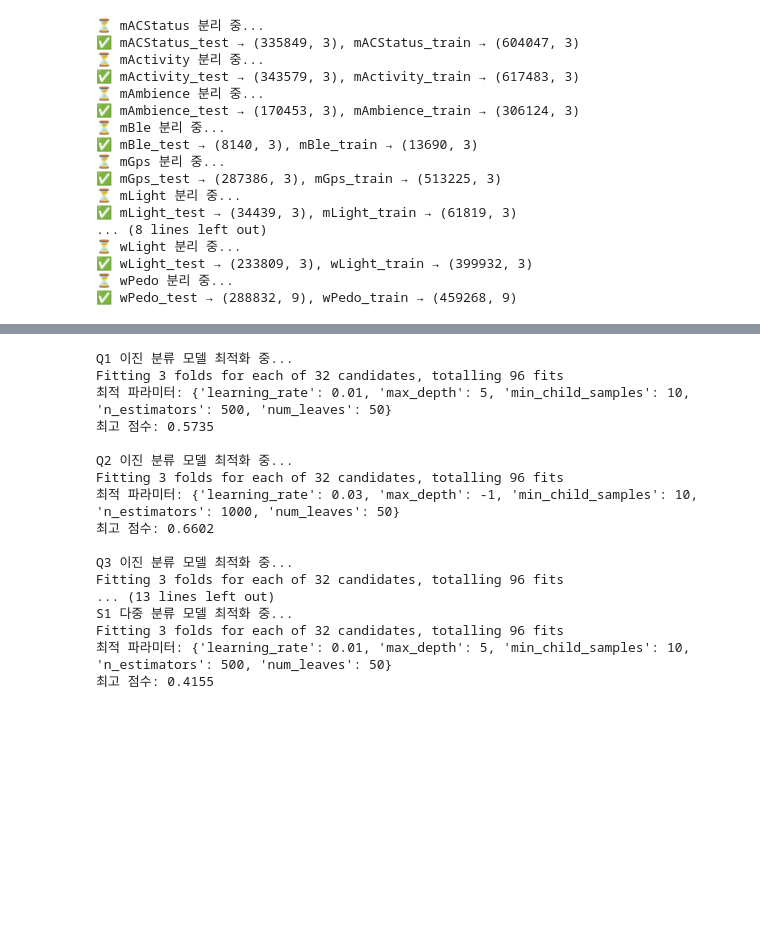
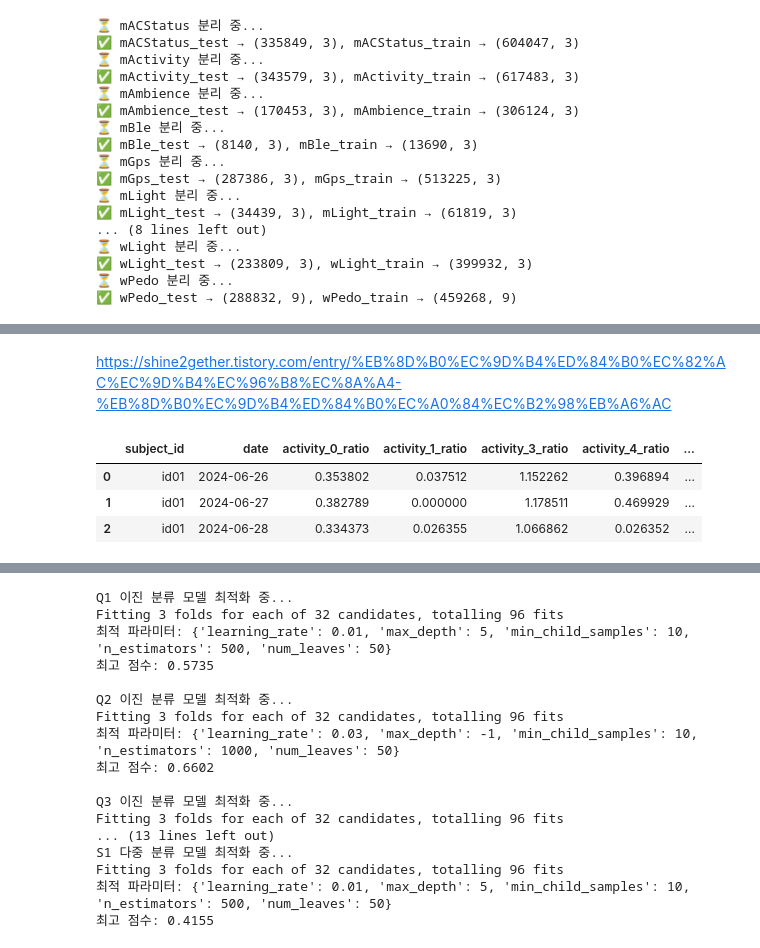
Before and after one commit to datalab-hub/lifelog-sleep-ictc-2025, a Jupyter notebook: minjeong/dacon_etri_base_mod3_2.ipynb, the cells around one changed output, grey strips where cells are left out. Drawn from its saved outputs; the diff is of its cells as text; code cells hidden in the pictures; blank space fills up the shorter version.

```diff
--- a/minjeong/dacon_etri_base_mod3_2.ipynb
+++ b/minjeong/dacon_etri_base_mod3_2.ipynb
@@ -188,0 +266,35 @@ mActivity_df2 = process_mActivity(mActivity_df)
+# %% [markdown]
+https://shine2gether.tistory.com/entry/%EB%8D%B0%EC%9D%B4%ED%84%B0%EC%82%AC%EC%9D%B4%EC%96%B8%EC%8A%A4-%EB%8D%B0%EC%9D%B4%ED%84%B0%EC%A0%84%EC%B2%98%EB%A6%AC
+# %%
+mActivity_df3 = mActivity_df2.copy()
+import numpy as np
+import pandas as pd
+import matplotlib.pyplot as plt
+import seaborn as sns
+epsilon = 1e-6
+
+# Activity 0: sqrt 변환 (Positive Skew 완화)
+mActivity_df3['activity_0_ratio'] = np.sqrt(mActivity_df2['activity_0_ratio'])
+
+# Activity 1: Arcsin 변환 (0에 몰린 비율 데이터)
+mActivity_df3['activity_1_ratio'] = np.arcsin(np.sqrt(mActivity_df2['activity_1_ratio'].clip(0, 1))) # 0~1 범위 클리핑
+
+# Activity 3:  (Negative Skew 완화)
+max_3 = (mActivity_df2['activity_3_ratio']+1).max()
+mActivity_df3['activity_3_ratio'] = np.sqrt(max_3 - mActivity_df2['activity_3_ratio'])
+
+# Activity 4: sqrt 변환 (Positive Skew 완화)
+mActivity_df3['activity_4_ratio'] = np.sqrt(mActivity_df2['activity_4_ratio'])
+
+# Activity 7: sqrt 변환 (Positive Skew 완화)
+mActivity_df3['activity_7_ratio'] = np.sqrt(mActivity_df2['activity_7_ratio'])
+
+# Activity 8: Arcsin 변환 (0에 몰린 비율 데이터)
+mActivity_df3['activity_8_ratio'] = np.arcsin(np.sqrt(mActivity_df2['activity_8_ratio'].clip(0, 1))) # 0~1 범위 클리핑
+
+mActivity_df3.head(3)
+# %% [output]
+|  | subject_id | date | activity_0_ratio | activity_1_ratio | activity_3_ratio | activity_4_ratio | ... |
+| 0 | id01 | 2024-06-26 | 0.353802 | 0.037512 | 1.152262 | 0.396894 | ... |
+| 1 | id01 | 2024-06-27 | 0.382789 | 0.000000 | 1.178511 | 0.469929 | ... |
+| 2 | id01 | 2024-06-28 | 0.334373 | 0.026355 | 1.066862 | 0.026352 | ... |
```
Also changed, not shown: parts of 13 cells of this notebook.
